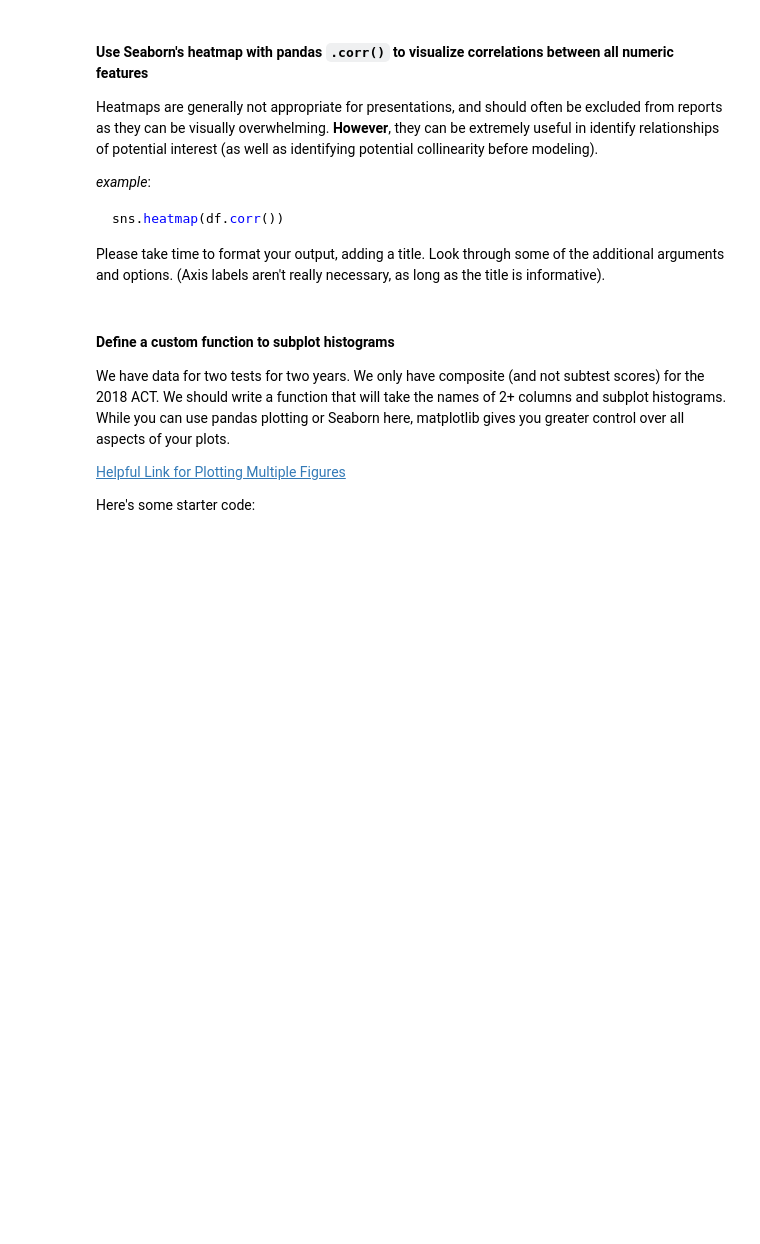
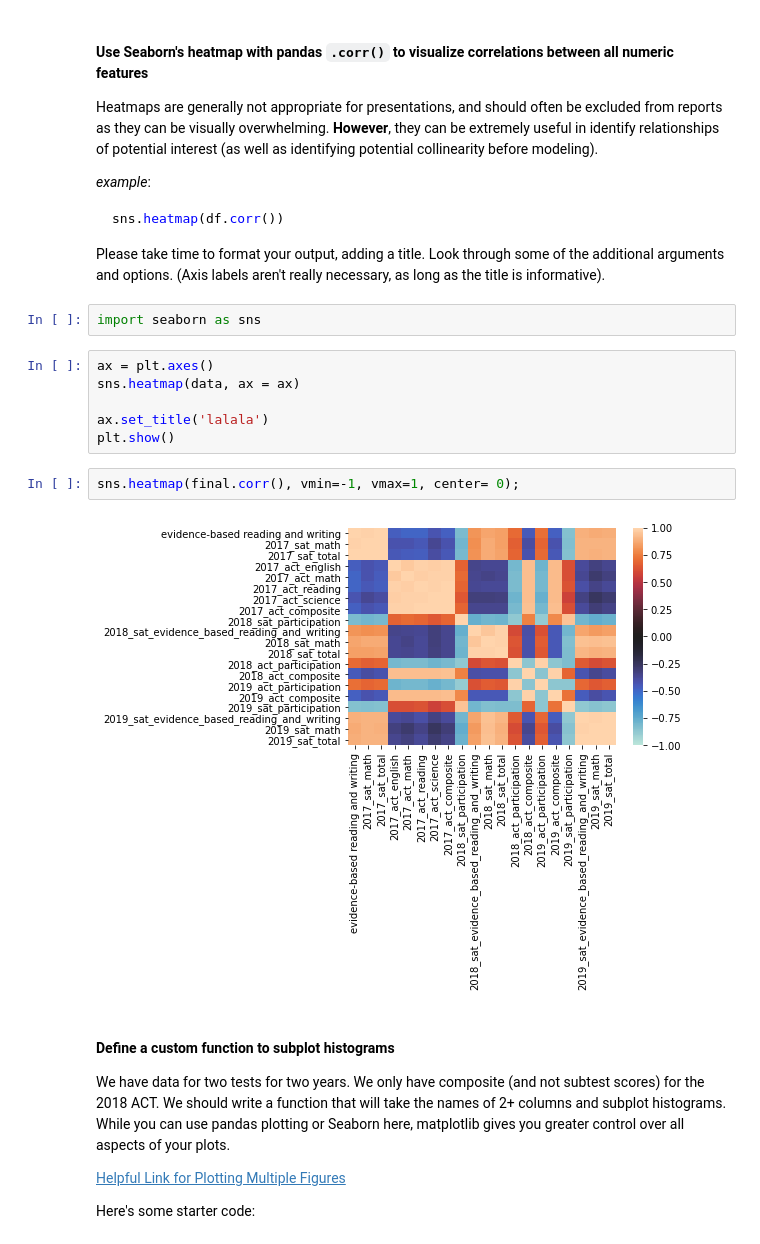
Before and after one commit to amcurley/GA_projects, a Jupyter notebook: Projects/project-1-master/code/Submission-project.ipynb, the cells around one changed output. Saved outputs shown, nothing was run; the diff lists cells and outputs as text; blank space fills up the shorter version.

````diff
--- a/Projects/project-1-master/code/Submission-project.ipynb
+++ b/Projects/project-1-master/code/Submission-project.ipynb
@@ -1150,6 +1147,18 @@ sns.heatmap(df.corr())
 ```
 
 Please take time to format your output, adding a title. Look through some of the additional arguments and options. (Axis labels aren't really necessary, as long as the title is informative).
+# %%
+import seaborn as sns
+# %%
+ax = plt.axes()
+sns.heatmap(data, ax = ax)
+
+ax.set_title('lalala')
+plt.show()
+# %%
+sns.heatmap(final.corr(), vmin=-1, vmax=1, center= 0);
+# %% [output]
+[figure, added]
 # %% [markdown]
 #### Define a custom function to subplot histograms
 
````
Also changed, not shown: parts of 42 cells of this notebook, 15 other files.
